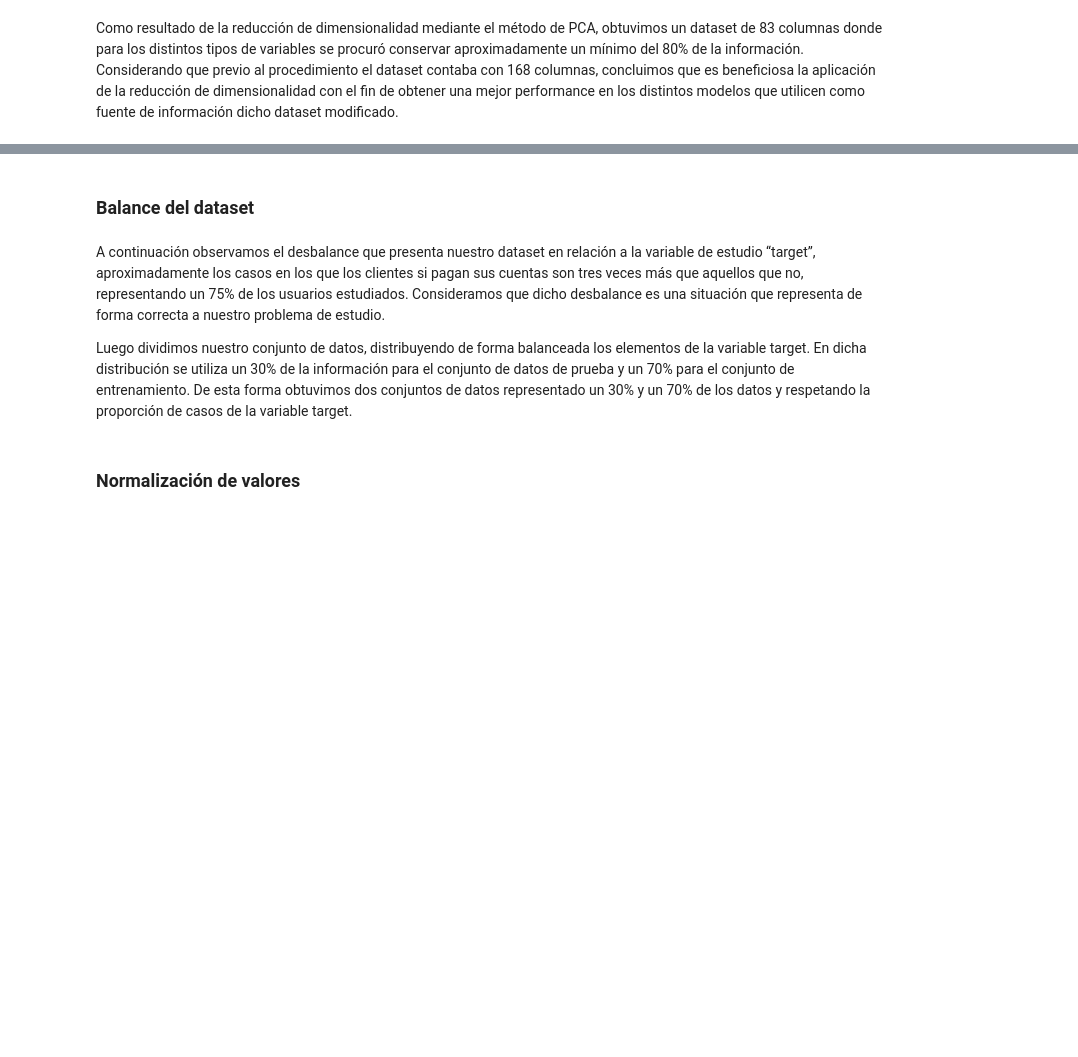
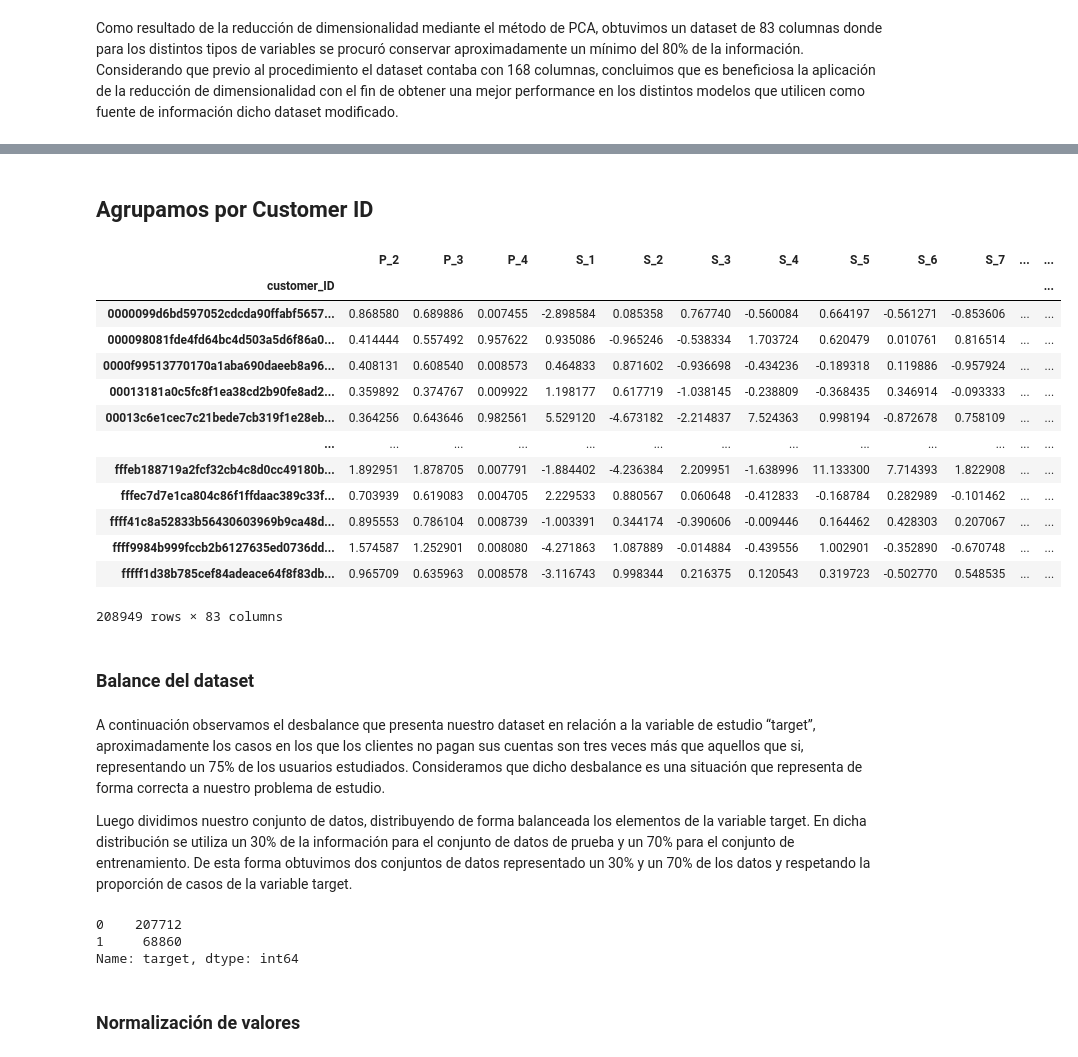
Before and after one commit to gabrielPeraltaM/datos-tp3, a Jupyter notebook: main_parquet.ipynb, the cells around one changed output, grey strips where cells are left out. Cells and saved outputs as stored; diff of their text form; code cells hidden in the pictures; blank space fills up the shorter version.

Commit message:
Agregado de customer_ID.

```diff
--- a/main_parquet.ipynb
+++ b/main_parquet.ipynb
@@ -491,0 +844,2 @@ df_pca = pd.concat( [df_pca , df_reducido['target']] ,axis = 1)
+# %%
+AFTER_DIMENSION_PATH = './data/after_dimension'
@@ -492,3 +848,5 @@ df_pca = pd.concat( [df_pca , df_reducido['target']] ,axis = 1)
+# %%
+df_pca = pd.read_parquet(AFTER_DIMENSION_PATH)
 # %% [markdown]
 #### Conclusiones
 # %% [markdown]
@@ -500,11 +870,38 @@ df_pca.to_parquet("gdrive/My Drive/train_data_apc")
+# %% [markdown]
+## Agrupamos por Customer ID
+# %%
+df_group = df_pca.groupby(['customer_ID']).sum()
+# %%
+df_group['target'] = df_group['target'].apply(lambda x: 1 if x > 0 else 0)
+# %%
+df_group
+# %% [output]
+|  | P_2 | P_3 | P_4 | S_1 | S_2 | S_3 | S_4 | S_5 | S_6 | S_7 | ... | ... |
+| customer_ID |  |  |  |  |  |  |  |  |  |  |  | ... |
+| 0000099d6bd597052cdcda90ffabf5657... | 0.868580 | 0.689886 | 0.007455 | -2.898584 | 0.085358 | 0.767740 | -0.560084 | 0.664197 | -0.561271 | -0.853606 | ... | ... |
+| 000098081fde4fd64bc4d503a5d6f86a0... | 0.414444 | 0.557492 | 0.957622 | 0.935086 | -0.965246 | -0.538334 | 1.703724 | 0.620479 | 0.010761 | 0.816514 | ... | ... |
+| 0000f99513770170a1aba690daeeb8a96... | 0.408131 | 0.608540 | 0.008573 | 0.464833 | 0.871602 | -0.936698 | -0.434236 | -0.189318 | 0.119886 | -0.957924 | ... | ... |
+| 00013181a0c5fc8f1ea38cd2b90fe8ad2... | 0.359892 | 0.374767 | 0.009922 | 1.198177 | 0.617719 | -1.038145 | -0.238809 | -0.368435 | 0.346914 | -0.093333 | ... | ... |
+| 00013c6e1cec7c21bede7cb319f1e28eb... | 0.364256 | 0.643646 | 0.982561 | 5.529120 | -4.673182 | -2.214837 | 7.524363 | 0.998194 | -0.872678 | 0.758109 | ... | ... |
+| ... | ... | ... | ... | ... | ... | ... | ... | ... | ... | ... | ... | ... |
+| fffeb188719a2fcf32cb4c8d0cc49180b... | 1.892951 | 1.878705 | 0.007791 | -1.884402 | -4.236384 | 2.209951 | -1.638996 | 11.133300 | 7.714393 | 1.822908 | ... | ... |
+| fffec7d7e1ca804c86f1ffdaac389c33f... | 0.703939 | 0.619083 | 0.004705 | 2.229533 | 0.880567 | 0.060648 | -0.412833 | -0.168784 | 0.282989 | -0.101462 | ... | ... |
+| ffff41c8a52833b56430603969b9ca48d... | 0.895553 | 0.786104 | 0.008739 | -1.003391 | 0.344174 | -0.390606 | -0.009446 | 0.164462 | 0.428303 | 0.207067 | ... | ... |
+| ffff9984b999fccb2b6127635ed0736dd... | 1.574587 | 1.252901 | 0.008080 | -4.271863 | 1.087889 | -0.014884 | -0.439556 | 1.002901 | -0.352890 | -0.670748 | ... | ... |
+| fffff1d38b785cef84adeace64f8f83db... | 0.965709 | 0.635963 | 0.008578 | -3.116743 | 0.998344 | 0.216375 | 0.120543 | 0.319723 | -0.502770 | 0.548535 | ... | ... |
+208949 rows × 83 columns
 # %% [markdown]
 ### Balance del dataset
 # %% [markdown]
-A continuación observamos el desbalance que presenta nuestro dataset en relación a la variable de estudio “target”, aproximadamente los casos en los que los clientes si pagan sus cuentas son tres veces más que aquellos que no, representando un 75% de los usuarios estudiados. Consideramos que dicho desbalance es una situación que representa de forma correcta a nuestro problema de estudio.
+A continuación observamos el desbalance que presenta nuestro dataset en relación a la variable de estudio “target”, aproximadamente los casos en los que los clientes no pagan sus cuentas son tres veces más que aquellos que si, representando un 75% de los usuarios estudiados. Consideramos que dicho desbalance es una situación que representa de forma correcta a nuestro problema de estudio.
 
 Luego dividimos nuestro conjunto de datos, distribuyendo de forma balanceada los elementos de la variable target. En dicha distribución se utiliza un 30% de la información para el conjunto de datos de prueba y un 70% para el conjunto de entrenamiento. De esta forma obtuvimos dos conjuntos de datos representado un 30% y un 70% de los datos y respetando la proporción de casos de la variable target.
 # %%
 df_pca['target'].value_counts()
+# %% [output]
+0    207712
+1     68860
+Name: target, dtype: int64
 # %%
 from sklearn.model_selection import train_test_split
 
```
Also changed, not shown: parts of 139 cells of this notebook.
